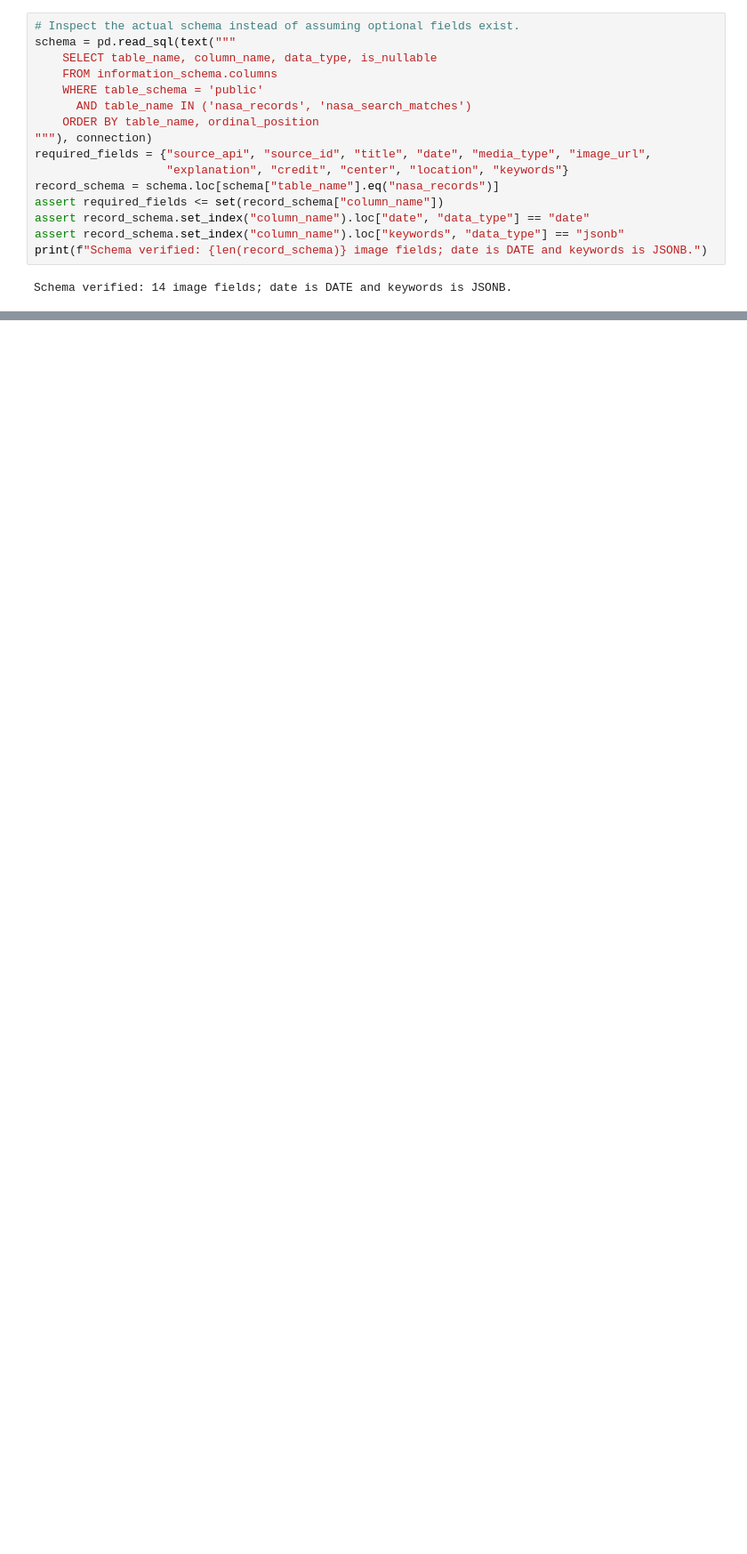
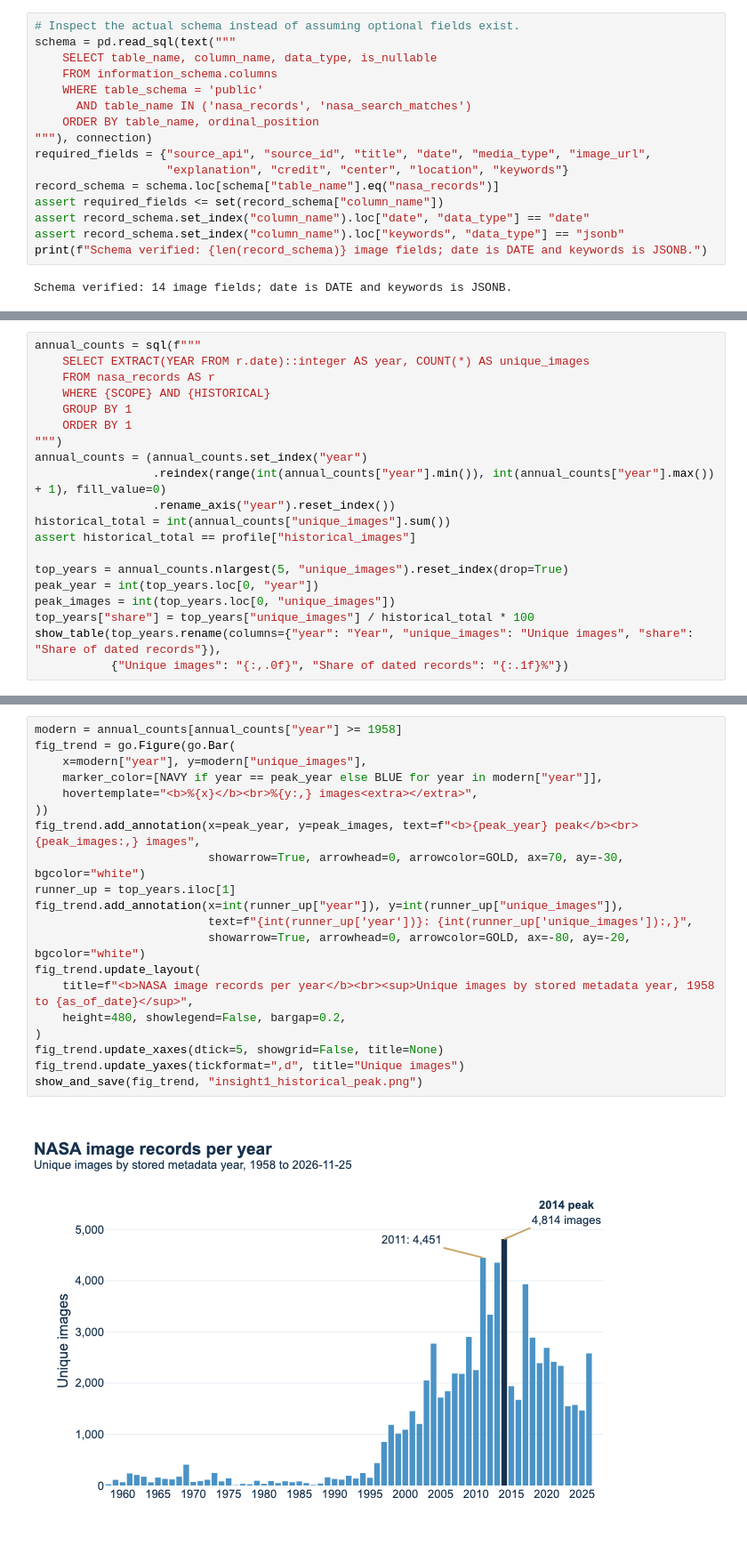
Before and after one commit to chirrene/400_Data-engineering_project, a Jupyter notebook: notebooks/eda.ipynb, the cells around one changed output, grey strips where cells are left out. Shown at 89% size. Saved outputs shown, nothing was run; the diff lists cells and outputs as text; blank space fills up the shorter version.

```diff
--- a/notebooks/eda.ipynb
+++ b/notebooks/eda.ipynb
@@ -221,0 +312,20 @@ To investigate future dates, we inspect the small anomalous subset rather than c
+# %%
+annual_counts = sql(f"""
+    SELECT EXTRACT(YEAR FROM r.date)::integer AS year, COUNT(*) AS unique_images
+    FROM nasa_records AS r
+    WHERE {SCOPE} AND {HISTORICAL}
+    GROUP BY 1
+    ORDER BY 1
+""")
+annual_counts = (annual_counts.set_index("year")
+                 .reindex(range(int(annual_counts["year"].min()), int(annual_counts["year"].max()) + 1), fill_value=0)
+                 .rename_axis("year").reset_index())
+historical_total = int(annual_counts["unique_images"].sum())
+assert historical_total == profile["historical_images"]
+
+top_years = annual_counts.nlargest(5, "unique_images").reset_index(drop=True)
+peak_year = int(top_years.loc[0, "year"])
+peak_images = int(top_years.loc[0, "unique_images"])
+top_years["share"] = top_years["unique_images"] / historical_total * 100
+show_table(top_years.rename(columns={"year": "Year", "unique_images": "Unique images", "share": "Share of dated records"}),
+           {"Unique images": "{:,.0f}", "Share of dated records": "{:.1f}%"})
@@ -221,0 +341,22 @@ To investigate future dates, we inspect the small anomalous subset rather than c
+# %%
+modern = annual_counts[annual_counts["year"] >= 1958]
+fig_trend = go.Figure(go.Bar(
+    x=modern["year"], y=modern["unique_images"],
+    marker_color=[NAVY if year == peak_year else BLUE for year in modern["year"]],
+    hovertemplate="<b>%{x}</b><br>%{y:,} images<extra></extra>",
+))
+fig_trend.add_annotation(x=peak_year, y=peak_images, text=f"<b>{peak_year} peak</b><br>{peak_images:,} images",
+                         showarrow=True, arrowhead=0, arrowcolor=GOLD, ax=70, ay=-30, bgcolor="white")
+runner_up = top_years.iloc[1]
+fig_trend.add_annotation(x=int(runner_up["year"]), y=int(runner_up["unique_images"]),
+                         text=f"{int(runner_up['year'])}: {int(runner_up['unique_images']):,}",
+                         showarrow=True, arrowhead=0, arrowcolor=GOLD, ax=-80, ay=-20, bgcolor="white")
+fig_trend.update_layout(
+    title=f"<b>NASA image records per year</b><br><sup>Unique images by stored metadata year, 1958 to {as_of_date}</sup>",
+    height=480, showlegend=False, bargap=0.2,
+)
+fig_trend.update_xaxes(dtick=5, showgrid=False, title=None)
+fig_trend.update_yaxes(tickformat=",d", title="Unique images")
+show_and_save(fig_trend, "insight1_historical_peak.png")
+# %% [output]
+[figure, added]
```
Also changed, not shown: parts of 137 cells of this notebook, 16 other files.
